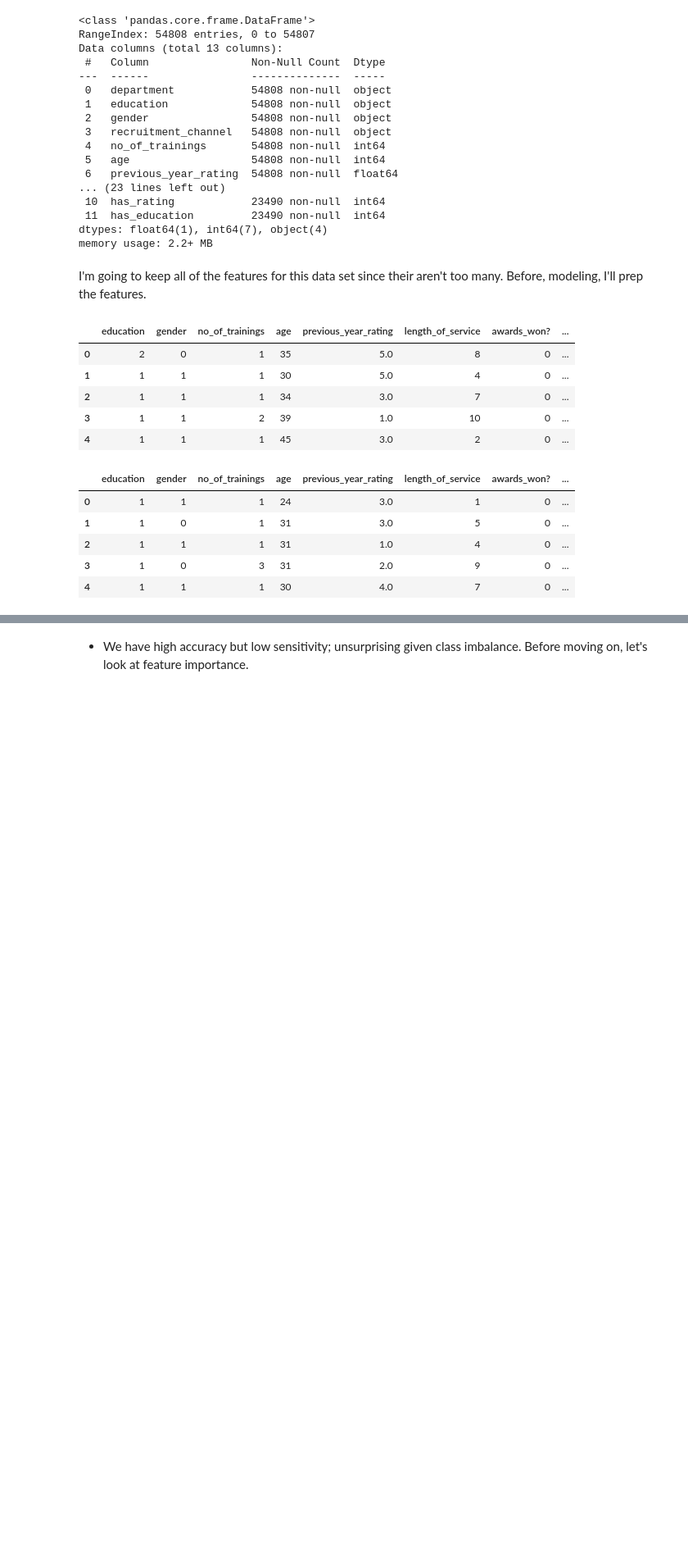
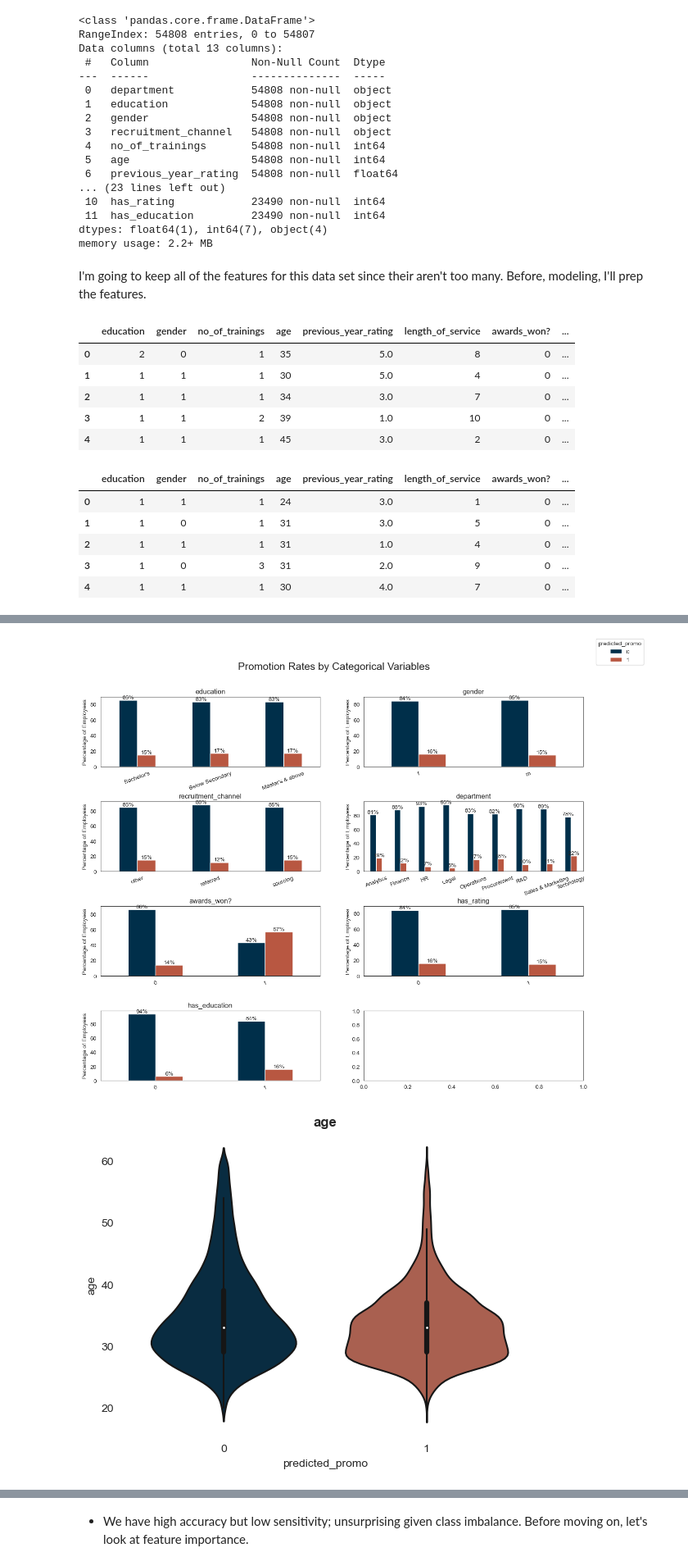
Before and after one commit to mlpost/Data-Projects, a Jupyter notebook: Kaggle HR Analytics/Predicting Promotions/predictingPromos.ipynb, the cells around one changed output, grey strips where cells are left out. Shown at 82% size. Cells and saved outputs as stored; diff of their text form; code cells hidden in the pictures; blank space fills up the shorter version.

```diff
--- a/Kaggle HR Analytics/Predicting Promotions/predictingPromos.ipynb
+++ b/Kaggle HR Analytics/Predicting Promotions/predictingPromos.ipynb
@@ -331,7 +355,7 @@ Observations:
 ### Distribution of numeric variables by promos status
 # %%
 target_num_cols = ['age', 'previous_year_rating', 'no_of_trainings', 'length_of_service',
-                   'awards_won?', 'avg_training_score']
+                   'avg_training_score']
 
 def make_violin(df, x_var, y_var):
     sns.set_palette(["#002f4a", "#b85741"])
@@ -469,0 +556,13 @@ For modeling, I'll run a Random Forest.
+# %%
+xg_pred = xgModel.predict(X_test)
+
+test_xg = test.copy()
+test_xg['predicted_promo'] = xg_pred
+
+make_cat_plots(test_xg, 'predicted_promo')
+
+for col in target_num_cols:
+    make_violin(test_xg, 'predicted_promo', col)
+# %% [output]
+[figure, added]
+[figure, added]
```
Also changed, not shown: parts of 27 cells of this notebook.
